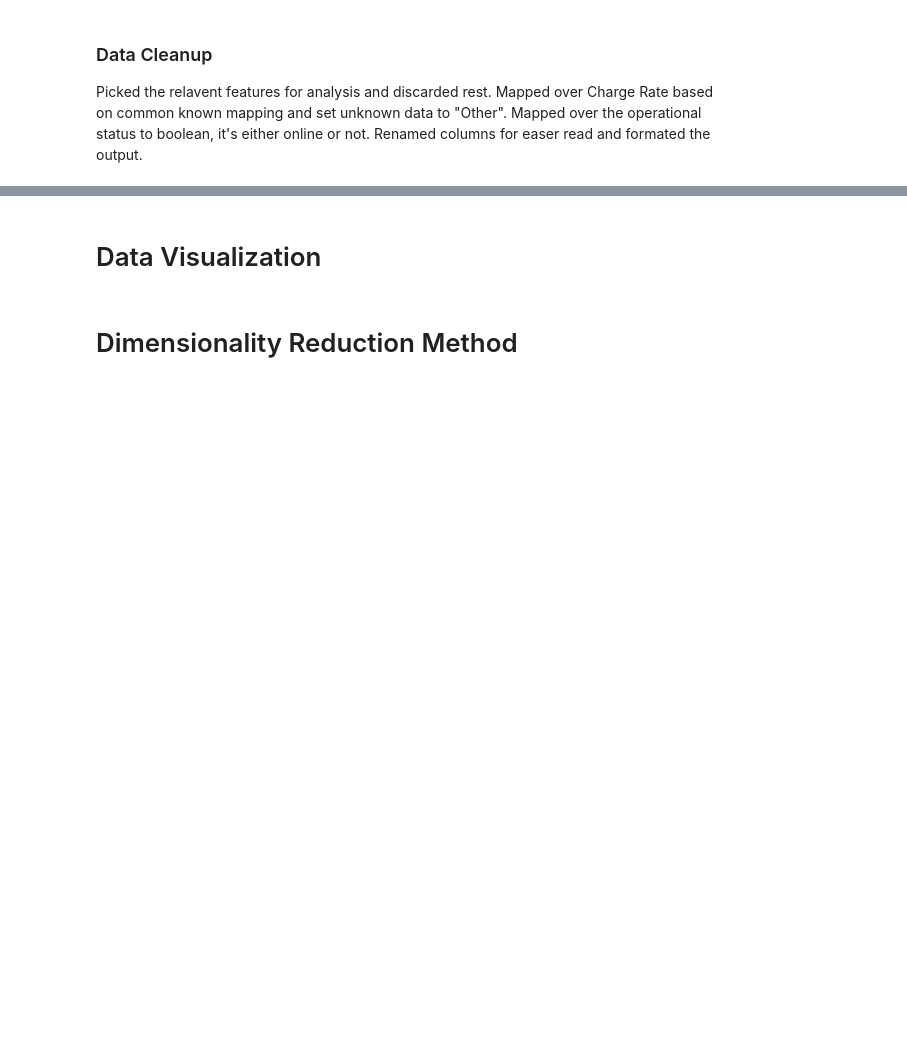
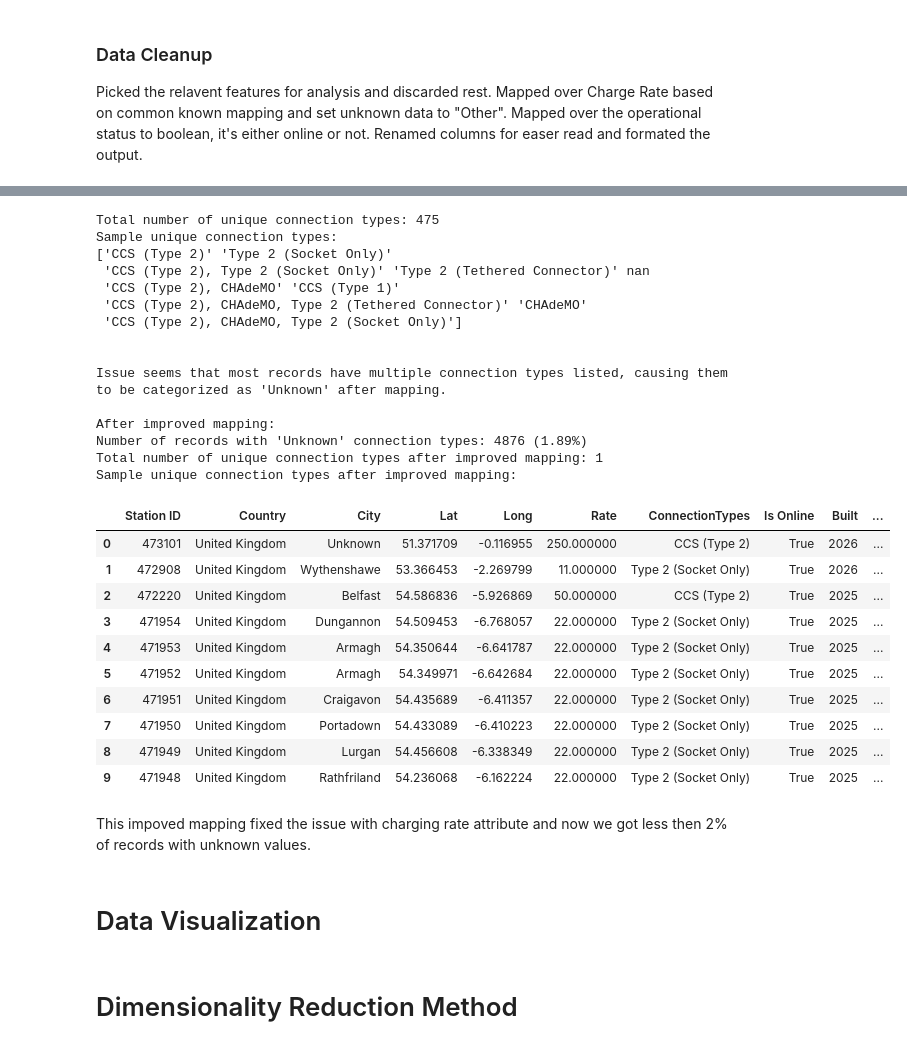
Before and after one commit to SandroJuric/Lab1CS7324, a Jupyter notebook: Lab1.ipynb, the cells around one changed output, grey strips where cells are left out. Saved outputs shown, nothing was run; the diff lists cells and outputs as text; code cells hidden in the pictures; blank space fills up the shorter version.

```diff
--- a/Lab1.ipynb
+++ b/Lab1.ipynb
@@ -286,3 +173,82 @@ Sample Unknown raw strings after mapping:
+# %%
+# get unique connection types before mapping
+unique_connection_types = dfSelect['ConnectionTypes'].unique()
+
+# print unique connection types before mapping
+print('Total number of unique connection types:', len(unique_connection_types))
+
+print("Sample unique connection types:")
+print(unique_connection_types[:10])
+
+print("\n")
+print("Issue seems that most records have multiple connection types listed, causing them to be categorized as 'Unknown' after mapping.")
+
+# remapping logic could be improved by splitting multiple connection types and categorizing based on priority.
+def categorize_connection_type(connection_types):
+    if pd.isna(connection_types):
+        return 'Unknown'
+
+    fast_types = ['CCS', 'CHADEMO', 'SUPERCHARGER', 'NACS', 'GB-T DC', 'GB/T 20234.3', 'CHAOJI', 'NACS / TESLA SUPERCHARGER']
+    standard_types = ['TYPE 2', 'TYPE 1', 'J1772', 'GB-T AC', 'GB/T 20234.2', 'TESLA', 'TYPE I', 'TYPE II']
+    slow_types = ['SCHUKO', 'CEE 7', 'BS1363','BS1363 3 PIN 13 AMP', 'COMMANDO', 'CEE 3', 'CEE 5', 'EUROPLUG',
+                  'NEMA', 'SCAME', 'IEC 60309', 'CEE+', 'T13', 'TYPE M', '3 PIN', 'BLUE COMMANDO', 'CEE 5 PIN', 'CEE 3 PIN',
+                  'NEMA 5-20R', 'NEMA 14-50', 'NEMA 5-15R', 'NEMA 14-50, NEMA 5-15R', 'NEMA 14-30', 'NEMA 6-15', 'NEMA 5-20R, ,NEMA TT-30R',
+                  'NEMA 6-20', 'EUROPLUG 2-PIN', 'THREE PHASE 5-PIN', 'GB-T AC - GB/T 20234.2', 'CEE 7/5', 'IEC 60309 3-PIN', 'IEC 60309 5-PIN',
+                  'CEE 7/4 - SCHUKO - TYPE F', 'SCAME TYPE 3A', 'SCAME TYPE 3C', 'SCAME TYPE 3G', 'SP INDUCTIVE' ,'AVCON CONNECTOR', 'LP INDUCTIVE',
+                  'GB-T DC - GB/T 20234.3', 'CEE+ 7 PIN', 'WIRELESS CHARGING', 'T13 - SEC1011']
+
+    # Split the connection types and clean them, strip characters in parentheses
+    types = [ctype.strip().upper().split('(')[0].strip() for ctype in connection_types.split(',')]
+
+    if any(t in fast_types for t in types):
+        return 'Fast'
+    if any(t in standard_types for t in types):
+        return 'Standard'
+    if any(t in slow_types for t in types):
+        return 'Slow'
+
+    return 'Unknown'
+
+dfSelect['Charge Rate'] = dfSelect['ConnectionTypes'].apply(categorize_connection_type)
+
+print("\nAfter improved mapping:")
+unknown_connection_types_count = dfSelect[dfSelect['Charge Rate'] == 'Unknown'].shape[0]
+print(f"Number of records with 'Unknown' connection types: {unknown_connection_types_count} ({unknown_connection_types_count / len(dfSelect) * 100:.2f}%)")
+
+unique_connection_types = dfSelect['ConnectionTypes'].where(dfSelect['Charge Rate'] == 'Unknown').unique()
+print('Total number of unique connection types after improved mapping:', len(unique_connection_types))
+
+print("Sample unique connection types after improved mapping:")
+display(dfSelect.head(10).style.background_gradient(axis=None, cmap="YlGnBu"))
+# %% [output]
+Total number of unique connection types: 475
+Sample unique connection types:
+['CCS (Type 2)' 'Type 2 (Socket Only)'
+ 'CCS (Type 2), Type 2 (Socket Only)' 'Type 2 (Tethered Connector)' nan
+ 'CCS (Type 2), CHAdeMO' 'CCS (Type 1)'
+ 'CCS (Type 2), CHAdeMO, Type 2 (Tethered Connector)' 'CHAdeMO'
+ 'CCS (Type 2), CHAdeMO, Type 2 (Socket Only)']
+
+
+Issue seems that most records have multiple connection types listed, causing them to be categorized as 'Unknown' after mapping.
+
+After improved mapping:
+Number of records with 'Unknown' connection types: 4876 (1.89%)
+Total number of unique connection types after improved mapping: 1
+Sample unique connection types after improved mapping:
+|  | Station ID | Country | City | Lat | Long | Rate | ConnectionTypes | Is Online | Built | ... |
+| 0 | 473101 | United Kingdom | Unknown | 51.371709 | -0.116955 | 250.000000 | CCS (Type 2) | True | 2026 | ... |
+| 1 | 472908 | United Kingdom | Wythenshawe | 53.366453 | -2.269799 | 11.000000 | Type 2 (Socket Only) | True | 2026 | ... |
+| 2 | 472220 | United Kingdom | Belfast | 54.586836 | -5.926869 | 50.000000 | CCS (Type 2) | True | 2025 | ... |
+| 3 | 471954 | United Kingdom | Dungannon | 54.509453 | -6.768057 | 22.000000 | Type 2 (Socket Only) | True | 2025 | ... |
+| 4 | 471953 | United Kingdom | Armagh | 54.350644 | -6.641787 | 22.000000 | Type 2 (Socket Only) | True | 2025 | ... |
+| 5 | 471952 | United Kingdom | Armagh | 54.349971 | -6.642684 | 22.000000 | Type 2 (Socket Only) | True | 2025 | ... |
+| 6 | 471951 | United Kingdom | Craigavon | 54.435689 | -6.411357 | 22.000000 | Type 2 (Socket Only) | True | 2025 | ... |
+| 7 | 471950 | United Kingdom | Portadown | 54.433089 | -6.410223 | 22.000000 | Type 2 (Socket Only) | True | 2025 | ... |
+| 8 | 471949 | United Kingdom | Lurgan | 54.456608 | -6.338349 | 22.000000 | Type 2 (Socket Only) | True | 2025 | ... |
+| 9 | 471948 | United Kingdom | Rathfriland | 54.236068 | -6.162224 | 22.000000 | Type 2 (Socket Only) | True | 2025 | ... |
+# %% [markdown]
+This impoved mapping fixed the issue with charging rate attribute and now we got less then 2% of records with unknown values.
 # %% [markdown]
 # Data Visualization
 # %% [markdown]
```
Also changed, not shown: parts of 10 cells of this notebook, 2 other files.
